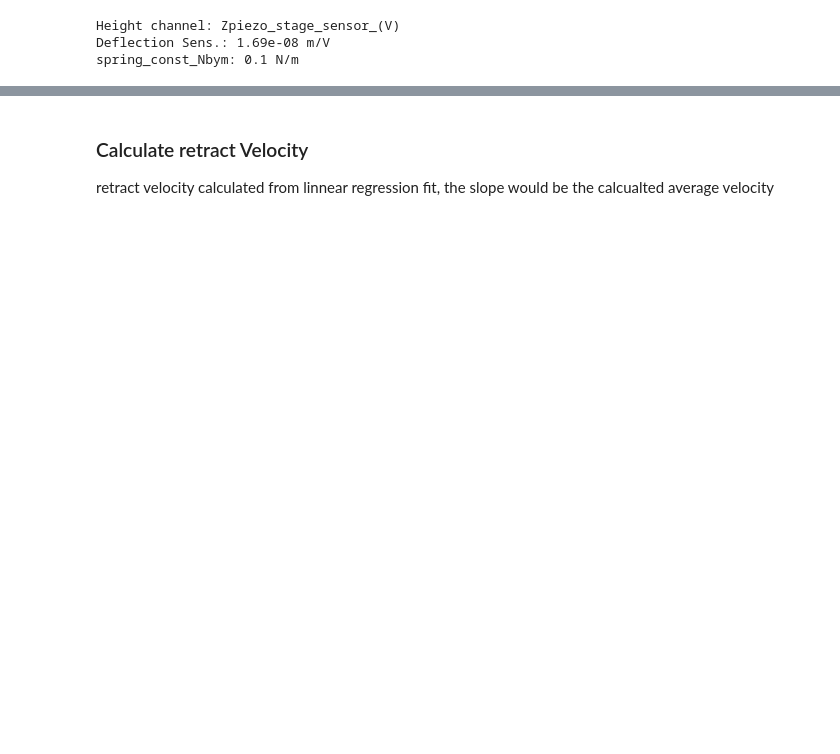
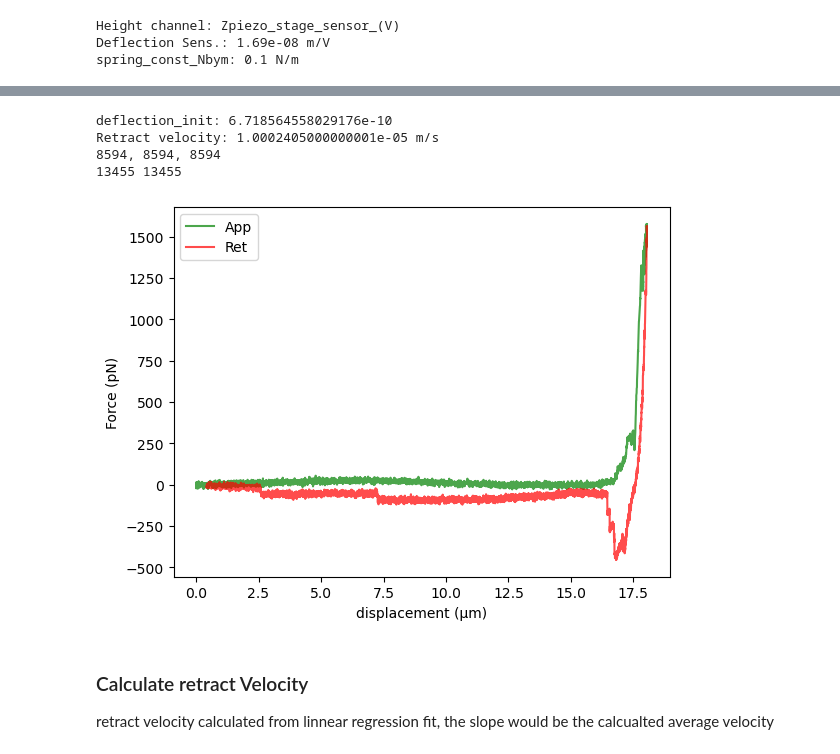
Before and after one commit to enzovill94/PyFMGUI_DyNaMo_tdms, a Jupyter notebook: notebook/velocities/600_tether_finder_pyfmlab.ipynb, the cells around one changed output, grey strips where cells are left out. Cells and saved outputs as stored; diff of their text form; code cells hidden in the pictures; blank space fills up the shorter version.

```diff
--- a/notebook/velocities/600_tether_finder_pyfmlab.ipynb
+++ b/notebook/velocities/600_tether_finder_pyfmlab.ipynb
@@ -173,3 +199,70 @@ Total length of the force curve without contact: 51180
+# %%
+# Get zheight and vdeflection, for now only get retract
+zmin_app = 0
+for segid, segment in segs:
+
+
+    if segment.segment_type in ('Approach', 'App'):
+
+        # get initial deflection value to offset
+        deflection_init = abs(segment.vdeflection[0]) * K  # in N
+        print (f'deflection_init: {deflection_init}')
+        zmin_app = segment.zheight.min()
+        app_piezo = -segment.zheight
+        app_deflection = -segment.vdeflection * K  # Convert to N
+        app_deflection_zero = ((segment.vdeflection * K) + deflection_init )* 1e12
+        app_zheight_zero = (segment.zheight - zmin_app)*1e6
+        time_app = np.arange(len(app_piezo)) * relative_SR[0]  # Assuming relative_SR is in Hz, convert to seconds
+
+        if show_plots:
+            plt.plot(app_zheight_zero, app_deflection_zero, 'g-', linewidth=1.5, label=f'{segment.segment_type}', alpha=0.7)
+    elif segment.segment_type in ('Retract', 'Ret'):
+        ret_piezo = -segment.zheight
+        ret_deflection = -segment.vdeflection * K  # Convert to N
+        ret_velocity = segment.velocity   # Convert nm/s to um/s
+        ret_deflection_zero = ((segment.vdeflection * K) + deflection_init )* 1e12
+        ret_zheight_zero = (segment.zheight - zmin_app)*1e6
+        print (f"Retract velocity: {ret_velocity} m/s" )
+        time_ret = (np.arange(len(ret_piezo)) * relative_SR_ret) + time_app[-1] # Assuming relative_SR_ret is in Hz, convert to seconds
+
+        print (f"{len(ret_piezo)}, {len(ret_deflection)}, {len(time_ret )}")
+        if show_plots:
+            plt.plot(ret_zheight_zero, ret_deflection_zero, 'r-', linewidth=1.5, label=f'{segment.segment_type}', alpha=0.7)
+    # elif segment.segment_type in ('Contact', 'Con', 'Pause'):
+    #     con_piezo = -segment.zheight
+    #     con_deflection = -segment.vdeflection * K  # Convert to N
+    #     if show_plots:
+    #         plt.plot(segment.zheight-zmin_app, segment.vdeflection, 'b-', linewidth=1.5, label=f'{segment.segment_type}', alpha=0.7)
+if show_plots:
+    plt.legend()
+    plt.xlabel('displacement (µm)')
+    plt.ylabel('Force (pN)')
+
+# depening if there is a value , get length of total force curve: app+ con + ret
+if 'con_piezo' in locals():
+    total_length = len(app_piezo) - len(con_piezo) + len(ret_piezo)
+    print(f"Total length of the force curve without contact: {total_length}")
+
+
+# set x max min
+deflection_N = np.concatenate((app_deflection, ret_deflection))
+zheight = np.concatenate((app_piezo, ret_piezo))
+
+print (len(zheight), len(deflection_N))
+
+# plt.plot(ret_piezo, ret_deflection, 'r-', linewidth=1.5, label='Retract', alpha=0.7)
+# save svg figure
+# plt.savefig('force_curve.svg')
+plt.show()
+
+# To save with transparency, use savefig instead:
+# plt.savefig('force_curve.svg', transparent=True)
+# %% [output]
+deflection_init: 6.718564558029176e-10
+Retract velocity: 1.0002405000000001e-05 m/s
+8594, 8594, 8594
+13455 13455
+[figure, added]
 # %% [markdown]
 ### Calculate retract Velocity
 retract velocity calculated from linnear regression fit, the slope would be the calcualted average velocity
```
Also changed, not shown: parts of 23 cells of this notebook, 28 other files.
